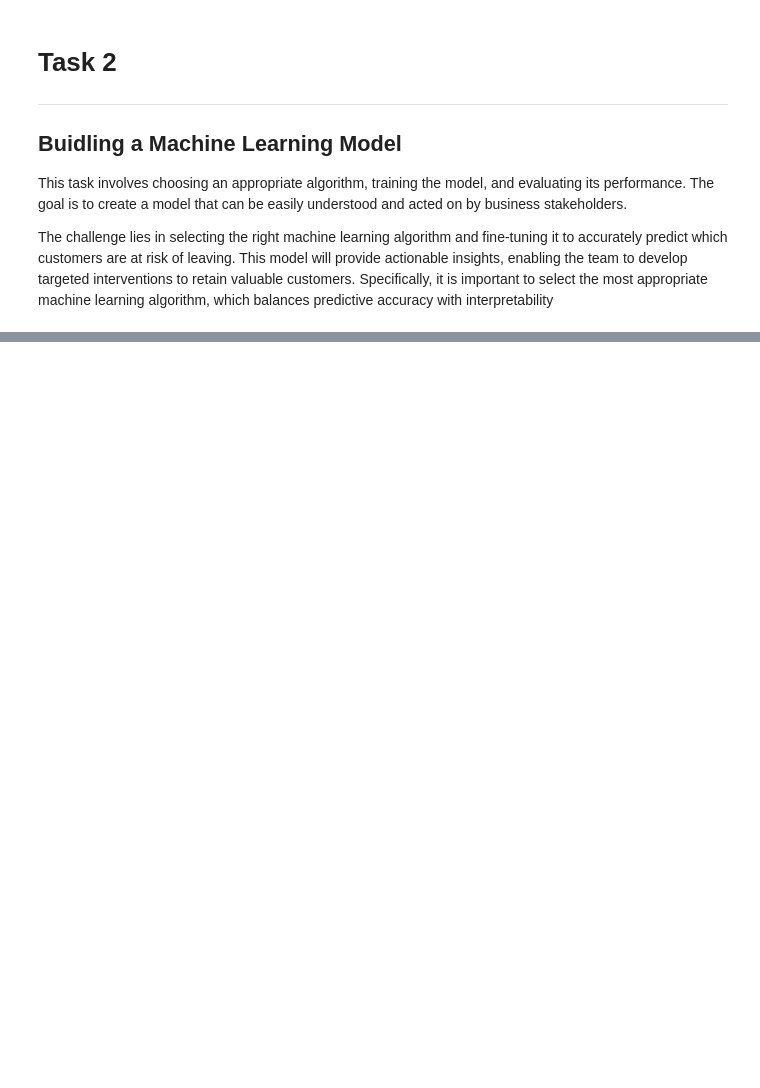
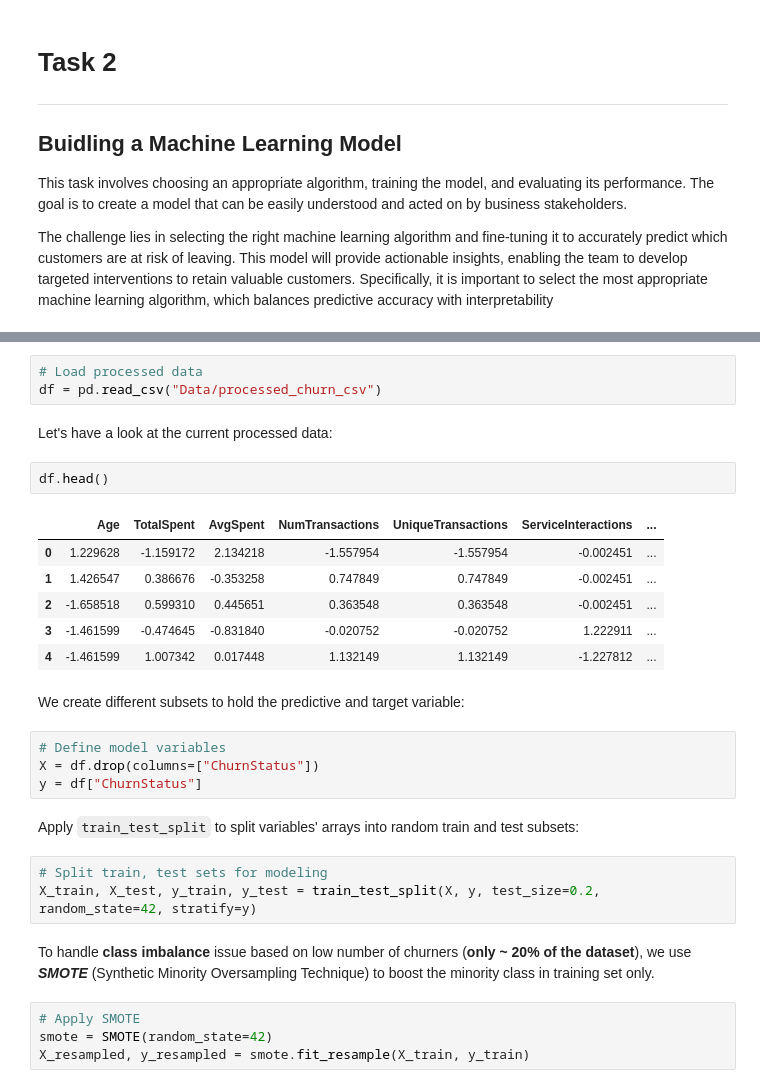
Before and after one commit to ethanaire/Lloyds-Banking-Group-Data-Science-Analytics, a Jupyter notebook: Task 2 - Build a Predictive Model.ipynb, the cells around one changed output, grey strips where cells are left out. Drawn from its saved outputs; the diff is of its cells as text; blank space fills up the shorter version.

```diff
--- a/Task 2 - Build a Predictive Model.ipynb
+++ b/Task 2 - Build a Predictive Model.ipynb
@@ -114,0 +32,31 @@ encoded_df.to_csv("Data/processed_churn_csv", index=False)
+# %%
+# Load processed data
+df = pd.read_csv("Data/processed_churn_csv")
+# %% [markdown]
+Let's have a look at the current processed data:
+# %%
+df.head()
+# %% [output]
+|  | Age | TotalSpent | AvgSpent | NumTransactions | UniqueTransactions | ServiceInteractions | ... |
+| 0 | 1.229628 | -1.159172 | 2.134218 | -1.557954 | -1.557954 | -0.002451 | ... |
+| 1 | 1.426547 | 0.386676 | -0.353258 | 0.747849 | 0.747849 | -0.002451 | ... |
+| 2 | -1.658518 | 0.599310 | 0.445651 | 0.363548 | 0.363548 | -0.002451 | ... |
+| 3 | -1.461599 | -0.474645 | -0.831840 | -0.020752 | -0.020752 | 1.222911 | ... |
+| 4 | -1.461599 | 1.007342 | 0.017448 | 1.132149 | 1.132149 | -1.227812 | ... |
+# %% [markdown]
+We create different subsets to hold the predictive and target variable:
+# %%
+# Define model variables
+X = df.drop(columns=["ChurnStatus"])
+y = df["ChurnStatus"]
+# %% [markdown]
+Apply `train_test_split` to split variables' arrays into random train and test subsets:
+# %%
+# Split train, test sets for modeling
+X_train, X_test, y_train, y_test = train_test_split(X, y, test_size=0.2, random_state=42, stratify=y)
+# %% [markdown]
+To handle **class imbalance** issue based on low number of churners (**only ~ 20% of the dataset**), we use **_SMOTE_** (Synthetic Minority Oversampling Technique) to boost the minority class in training set only.
+# %%
+# Apply SMOTE
+smote = SMOTE(random_state=42)
+X_resampled, y_resampled = smote.fit_resample(X_train, y_train)
```
Also changed, not shown: parts of 31 cells of this notebook.
